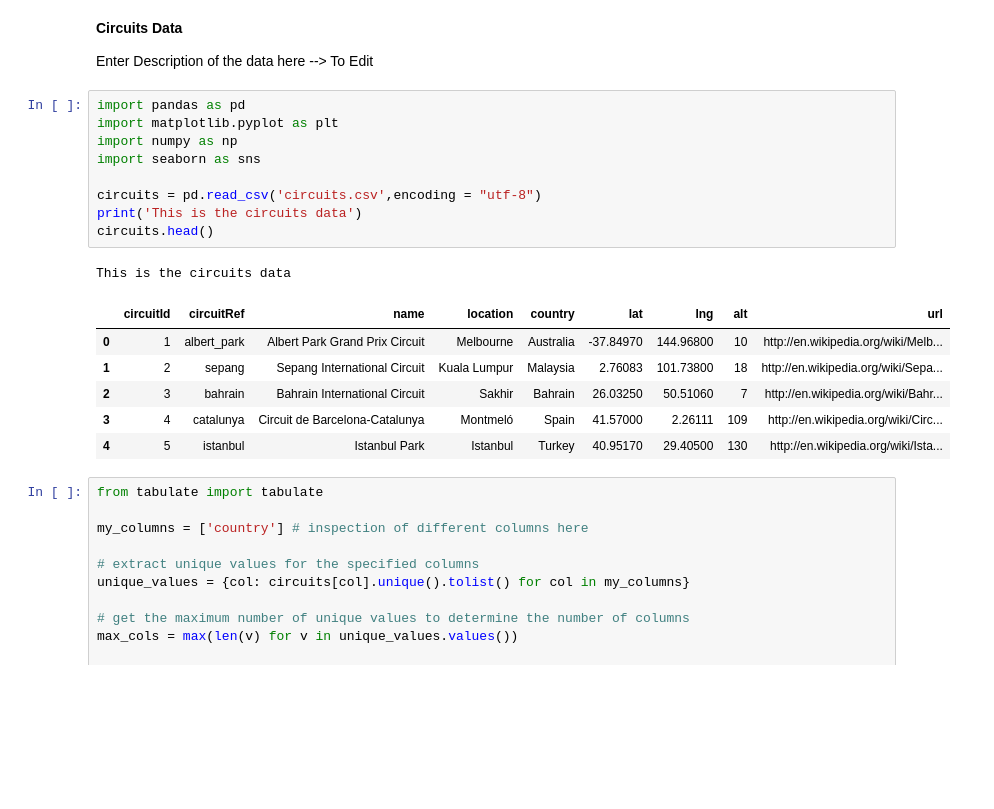
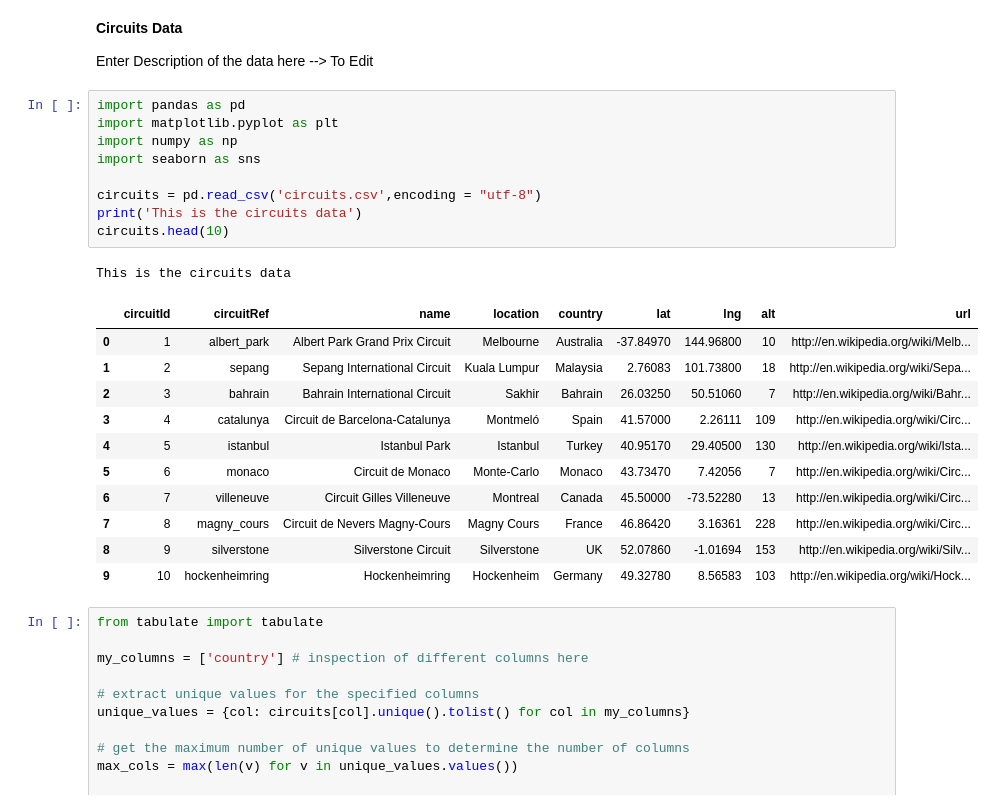
Before and after one commit to MacBeth-M/Capstone, a Jupyter notebook: Data_Exploration.ipynb, the cells around one changed output. Saved outputs shown, nothing was run; the diff lists cells and outputs as text; blank space fills up the shorter version.

```diff
--- a/Data_Exploration.ipynb
+++ b/Data_Exploration.ipynb
@@ -5,20 +5,25 @@ Enter Description of the data here --> To Edit
 # %%
 import pandas as pd
 import matplotlib.pyplot as plt
 import numpy as np
 import seaborn as sns
 
 circuits = pd.read_csv('circuits.csv',encoding = "utf-8")
 print('This is the circuits data')
-circuits.head()
+circuits.head(10)
 # %% [output]
 This is the circuits data
 |  | circuitId | circuitRef | name | location | country | lat | lng | alt | url |
 | 0 | 1 | albert_park | Albert Park Grand Prix Circuit | Melbourne | Australia | -37.84970 | 144.96800 | 10 | http://en.wikipedia.org/wiki/Melb... |
 | 1 | 2 | sepang | Sepang International Circuit | Kuala Lumpur | Malaysia | 2.76083 | 101.73800 | 18 | http://en.wikipedia.org/wiki/Sepa... |
 | 2 | 3 | bahrain | Bahrain International Circuit | Sakhir | Bahrain | 26.03250 | 50.51060 | 7 | http://en.wikipedia.org/wiki/Bahr... |
 | 3 | 4 | catalunya | Circuit de Barcelona-Catalunya | Montmeló | Spain | 41.57000 | 2.26111 | 109 | http://en.wikipedia.org/wiki/Circ... |
 | 4 | 5 | istanbul | Istanbul Park | Istanbul | Turkey | 40.95170 | 29.40500 | 130 | http://en.wikipedia.org/wiki/Ista... |
+| 5 | 6 | monaco | Circuit de Monaco | Monte-Carlo | Monaco | 43.73470 | 7.42056 | 7 | http://en.wikipedia.org/wiki/Circ... |
+| 6 | 7 | villeneuve | Circuit Gilles Villeneuve | Montreal | Canada | 45.50000 | -73.52280 | 13 | http://en.wikipedia.org/wiki/Circ... |
+| 7 | 8 | magny_cours | Circuit de Nevers Magny-Cours | Magny Cours | France | 46.86420 | 3.16361 | 228 | http://en.wikipedia.org/wiki/Circ... |
+| 8 | 9 | silverstone | Silverstone Circuit | Silverstone | UK | 52.07860 | -1.01694 | 153 | http://en.wikipedia.org/wiki/Silv... |
+| 9 | 10 | hockenheimring | Hockenheimring | Hockenheim | Germany | 49.32780 | 8.56583 | 103 | http://en.wikipedia.org/wiki/Hock... |
 # %%
 from tabulate import tabulate
 
```
